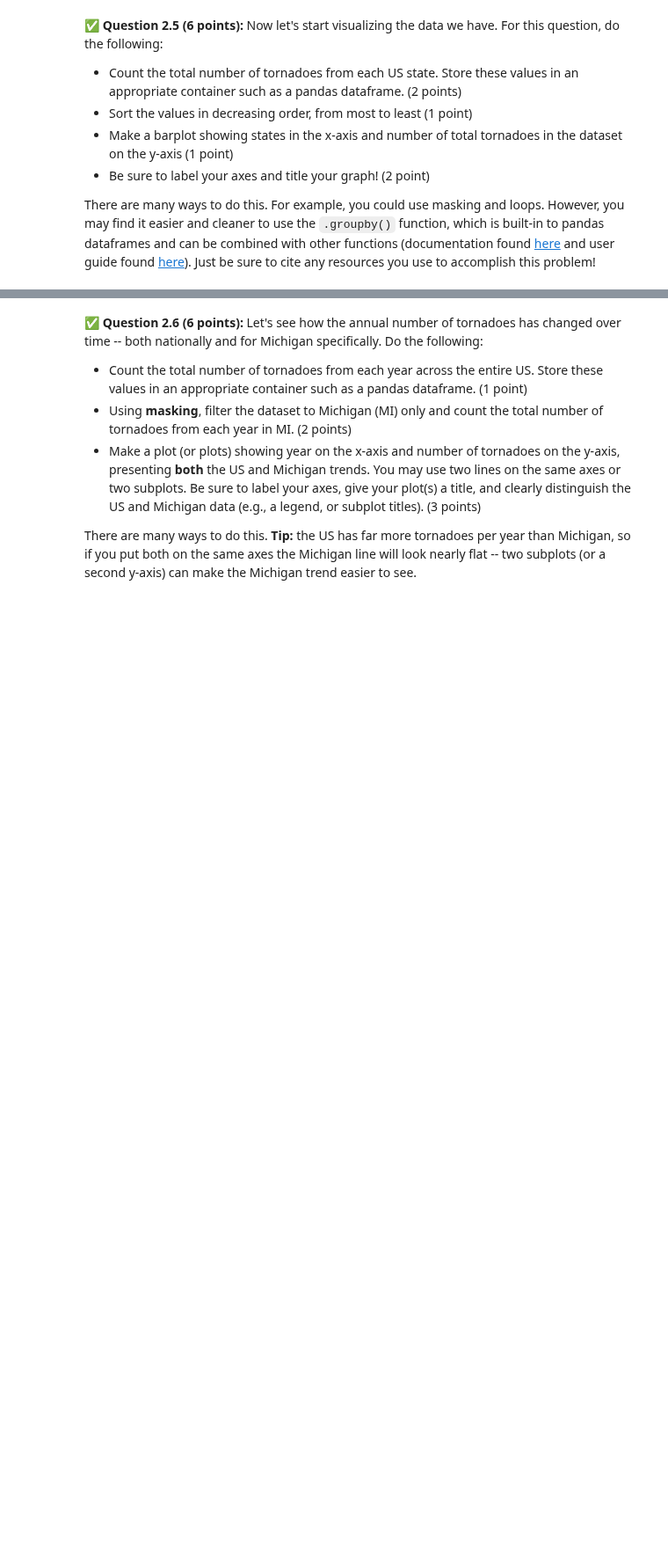
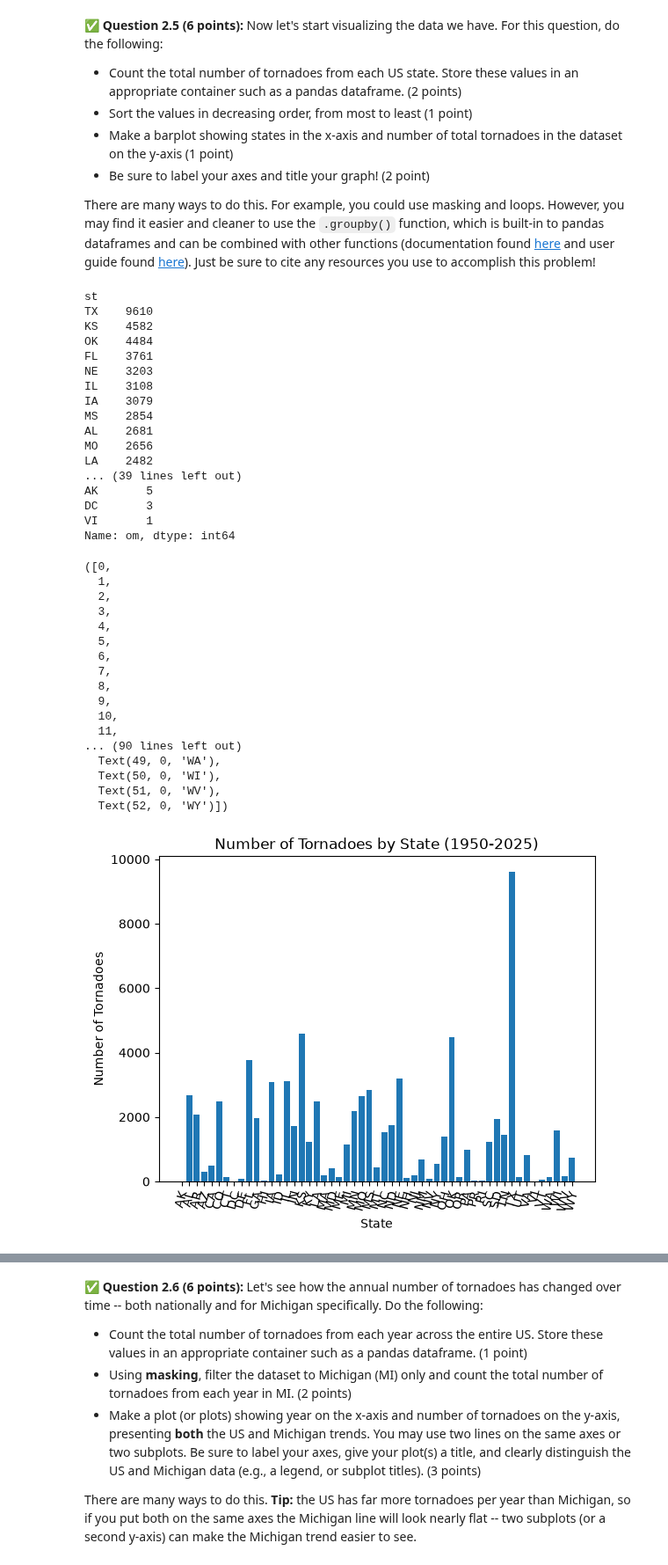
Before and after one commit to kigundue/cmse202-f26-turnin, a Jupyter notebook: hw-01/HW01-GitPandasPackagesClasses-STUDENT.ipynb, the cells around one changed output, grey strips where cells are left out. Shown at 88% size. Drawn from its saved outputs; the diff is of its cells as text; code cells hidden in the pictures; blank space fills up the shorter version.

Commit message:
completed plotting

```diff
--- a/hw-01/HW01-GitPandasPackagesClasses-STUDENT.ipynb
+++ b/hw-01/HW01-GitPandasPackagesClasses-STUDENT.ipynb
@@ -286,3 +335,56 @@ There are many ways to do this.  For example, you could use masking and loops.
+# %%
+# Put your code here
+import matplotlib.pyplot as plt
+tornadoes = pd.read_csv("1950-2025_actual_tornadoes.csv",dtype={'edat':'str','etime':'str','om':'str'})
+state_count = tornadoes.groupby('st').count().iloc[:,0]
+
+# https://www.geeksforgeeks.org/pandas/python-pandas-dataframe-groupby/
+
+print(state_count.sort_values(ascending=False))
+plt.bar(state_count.index,state_count)
+plt.xlabel('State')
+plt.ylabel('Number of Tornadoes')
+plt.title('Number of Tornadoes by State (1950-2025)')
+plt.xticks(rotation=75)
+# Source - https://stackoverflow.com/a/37708190
+# Posted by scottlittle
+# Retrieved 2026-09-22, License - CC BY-SA 3.0
+# %% [output]
+st
+TX    9610
+KS    4582
+OK    4484
+FL    3761
+NE    3203
+IL    3108
+IA    3079
+MS    2854
+AL    2681
+MO    2656
+LA    2482
+... (39 lines left out)
+AK       5
+DC       3
+VI       1
+Name: om, dtype: int64
+([0,
+  1,
+  2,
+  3,
+  4,
+  5,
+  6,
+  7,
+  8,
+  9,
+  10,
+  11,
+... (90 lines left out)
+  Text(49, 0, 'WA'),
+  Text(50, 0, 'WI'),
+  Text(51, 0, 'WV'),
+  Text(52, 0, 'WY')])
+[figure, added]
 # %% [markdown]
 <!-- END QUESTION -->
 <!-- DO NOT MODIFY OR DELETE THIS CELL. Make sure your solution to the question above is in the cell(s) above this one. -->
```
Also changed, not shown: parts of 25 cells of this notebook.
